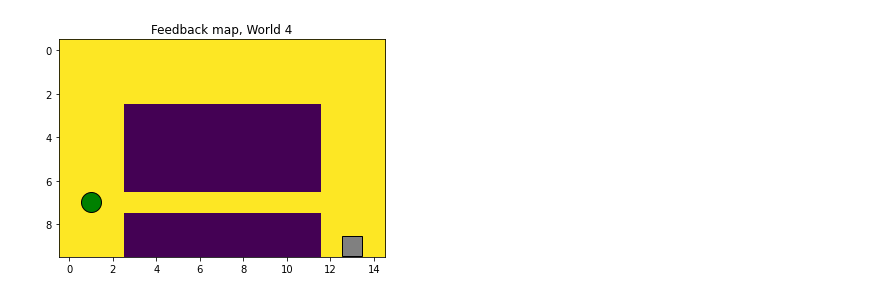
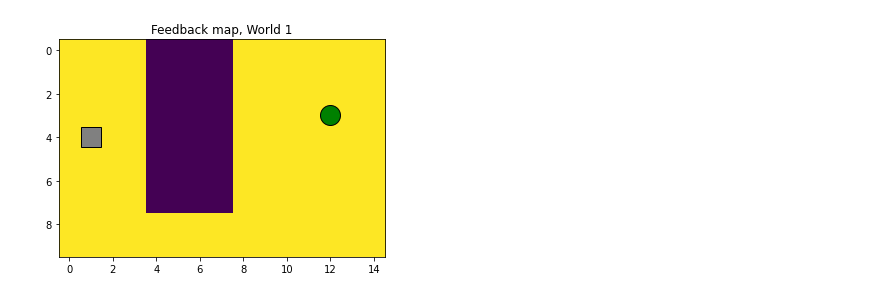
Before and after one commit to chayansraj/Neural-Networks-and-Learning-Systems, a Jupyter notebook: A4_Reinforcement/QLearning.ipynb, the cells around one changed output. Drawn from its saved outputs; the diff is of its cells as text; code cells hidden in the pictures.

```diff
--- a/A4_Reinforcement/QLearning.ipynb
+++ b/A4_Reinforcement/QLearning.ipynb
@@ -11,7 +11,7 @@ from utils import plotarrows, getpolicy, getvalue
 
 plt.rcParams['figure.facecolor']='white'
 # %%
-which_world = 4 #Change later. Valid options: [1-4]
+which_world = 1 #Change later. Valid options: [1-4]
 # %%
 # Initialization
 # Initialize the world, Q-table, and hyperparameters
@@ -19,46 +19,45 @@ which_world = 4 #Change later. Valid options: [1-4]
 # Init world and draw
 world = World(which_world)
 world.draw()
 
 # Init Q-table
 x_size = world.x_size # 15
 y_size = world.y_size # 10
 n_actions = 4 # up, down, left ,right
 
 # Initialize q_table as small random negative numbers
 q_table = (-1/10)*np.ones((y_size, x_size, n_actions))
 with np.nditer(q_table, op_flags=['readwrite']) as it:
     for x in it:
         x[...] -= np.random.random() / 10
 
 # Set actions in terminal node to 100 according to hints in compendium.
 q_table[world.term[0], world.term[1]] = 100
 
     # Init hyperparams
 if which_world == 1:
     lr = 0.95 # Since world is static we can have a large learning rate
-    discount = 0.9 # Recommended start at 0.9: Lower -> short term, higher -> long term. Here we want longterm
-    epsilon = 0.9 # Higher epsilon focus on exploration, lower on exploitation
+    discount = 0.5 # Recommended start at 0.9: Lower -> short term, higher -> long term. Here we want longterm
+    epsilon = 0.9 # Higher epsilon focus on exploration
     n_episodes = 1000
 elif which_world == 2:
     # Since this world changes to sometimes we make the algorithm retain more information from previous states
     lr = 0.1     # Therefore we decrease the learning rate to keep more information from previous q-values.
     discount = 0.6 # Recommended start at 0.9
-    epsilon = 0.9 # Higher epsilon focus on exploration, lower on exploitation
-    n_episodes = 2000 #1000 # Number of iterations
+    epsilon = 0.9 # Higher epsilon focus on exploration
+    n_episodes = 2000
 elif which_world == 3:
     lr = 0.9
-    discount = 0.3 # Here we decrease the discount so that the algorithm focuses more on short term goals instead of long term -> this way we perhaps avoid the negative area.
+    discount = 0.3 # Here we decrease the discount so that the algorithm focuses more on short term goals instead of long term
+    epsilon = 0.9 # Higher epsilon focus on exploration
+    n_episodes = 2000
+elif which_world == 4:
+    lr = 0.15
+    discount = 0.6 # Here we decrease the discount so that the algorithm focuses more on short term goals instead of long term -> this way we perhaps avoid the negative area.
     epsilon = 0.9 # Higher epsilon focus on exploration, lower on exploitation
-    n_episodes = 2000 #1000 # Number of iterations
-elif which_world == 4:
-    # Havnt experimented too much with hyperparams but the world has a 0.3 probability of random action so we want the agent to take the longer (safer) path
-    lr = 0.9
-    discount = 0.5 # Here we decrease the discount so that the algorithm focuses more on short term goals instead of long term -> this way we perhaps avoid the negative area.
-    epsilon = 0.5 # Higher epsilon focus on exploration, lower on exploitation
-    n_episodes = 10000 #1000 # Number of iterations
+    n_episodes = 30000 #1000 # Number of iterations
 # %% [output]
-[figure, old version]
+[figure, new version]
 # %%
 #print(f"Starting position: {world.pos}")
 #print(f"Feed map matrix: {world.feed}")
```
Also changed, not shown: parts of 5 cells of this notebook.
